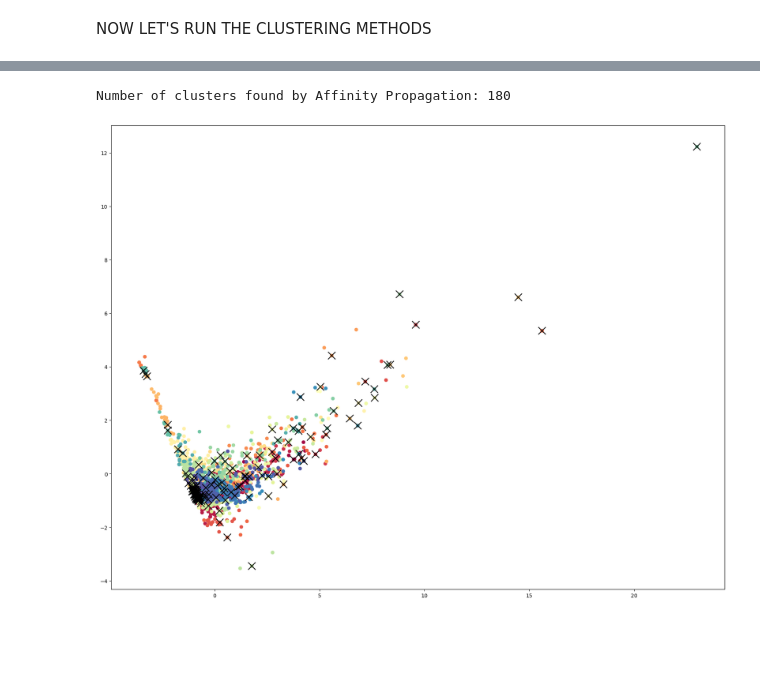
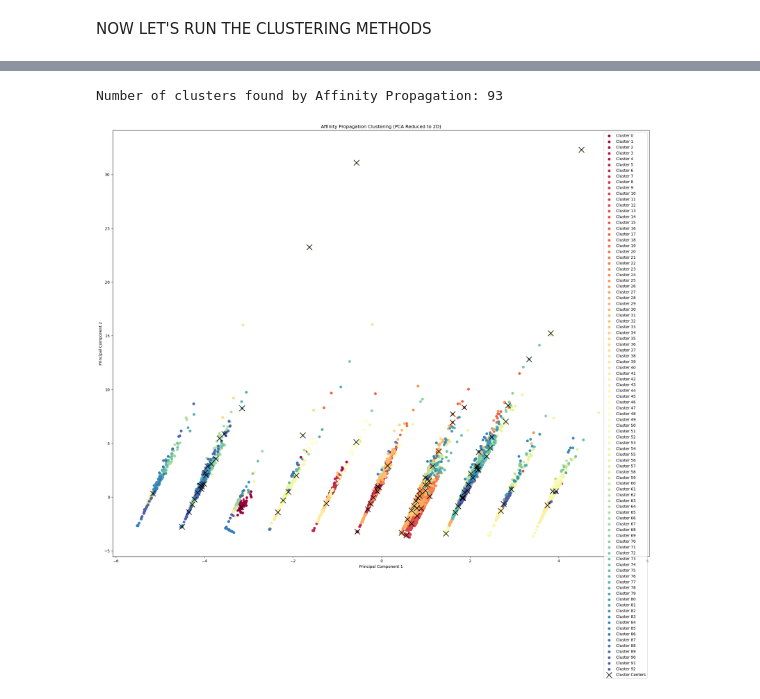
Before and after one commit to Nuraly1503/Data-Analytics, a Jupyter notebook: DA02/2-3.ipynb, the cells around one changed output, grey strips where cells are left out. Cells and saved outputs as stored; diff of their text form; code cells hidden in the pictures; blank space fills up the shorter version.

```diff
--- a/DA02/2-3.ipynb
+++ b/DA02/2-3.ipynb
@@ -154,18 +171,19 @@ Number of clusters found by DBSCAN: 4
 # %%
 
 # Apply BIRCH
-birch = Birch(n_clusters=None, threshold=0.5)  # Set n_clusters to None for no fixed number
-birch_labels = birch.fit_predict(sample_df)
+birch = Birch(n_clusters=None, threshold=2)  # Set n_clusters to None for no fixed number, threshold is the radius of the subcluster
+birch_labels = birch.fit_predict(df_num_pca)
 
 # Number of clusters found (excluding noise)
 birch_clusters = len(set(birch_labels)) - (1 if -1 in birch_labels else 0)
 print(f"Number of clusters found by BIRCH: {birch_clusters}")
 
+
 # Reduce to 2 dimensions using PCA for visualization
-birch_pca = PCA(n_components=2).fit_transform(sample_df)
+birch_pca = PCA(n_components=2).fit_transform(df_num_pca)
 
 # Plot the clusters
-plt.figure(figsize=(10, 7))
+plt.figure(figsize=(25, 14))
 for k in set(birch_labels):
     color = 'k' if k == -1 else plt.cm.Spectral(k / (birch_clusters + 1))  # Color for noise or other clusters
     plt.scatter(birch_pca[birch_labels == k, 0], birch_pca[birch_labels == k, 1], color=color, label=f'Cluster {k}' if k != -1 else 'Noise')
@@ -175,12 +193,12 @@ for k in set(birch_labels):
     if k != -1:  # Skip noise
         cluster_points = birch_pca[birch_labels == k]  # Points in the k-th cluster
         cluster_centroid = np.mean(cluster_points, axis=0)  # Calculate centroid
-        plt.scatter(cluster_centroid[0], cluster_centroid[1], s=200, c='black', marker='x', label=f'Cluster {k} Centroid')
+        plt.scatter(cluster_centroid[0], cluster_centroid[1], s=200, c='black', marker='x')
 
 # Final plot additions
-#plt.title('BIRCH Clustering (PCA Reduced to 2D)')
-#plt.xlabel('PCA Component 1')
-#plt.ylabel('PCA Component 2')
-#plt.legend()
-#plt.show()
+plt.title('BIRCH Clustering (PCA Reduced to 2D)')
+plt.xlabel('PCA Component 1')
+plt.ylabel('PCA Component 2')
+plt.legend()
+plt.show()
 # %% [output]
@@ -189,41 +207,41 @@ Number of clusters found by BIRCH: 357
 # %%
 # Assuming you have already created df_num_pca using PCA
 # Sample the data
-sample_df = df_num_pca.sample(n=2000, random_state=42).reset_index(drop=True)
+# sample_df = df_num_pca.sample(n=2000, random_state=42).reset_index(drop=True)
 
 # Apply Affinity Propagation
 from sklearn.cluster import AffinityPropagation
-afprop = AffinityPropagation(random_state=5)
-afprop_labels = afprop.fit_predict(sample_df)
+afprop = AffinityPropagation(preference=-75, max_iter=500, damping=0.9, random_state=5)
+afprop_labels = afprop.fit_predict(df_num_pca)
 
 # Number of clusters found (excluding noise)
 afprop_clusters = len(set(afprop_labels)) - (1 if -1 in afprop_labels else 0)
 print(f"Number of clusters found by Affinity Propagation: {afprop_clusters}")
 
 # Reduce to 2 dimensions using PCA for visualization (already reduced in df_num_pca)
 # Selecting the first two principal components for visualization
-afprop_pca = sample_df[['Principal Component 1', 'Principal Component 2']].values
+afprop_pca = df_num_pca[['Principal Component 1', 'Principal Component 2']].values
 
 # Plot the clusters
 import matplotlib.pyplot as plt
 
-plt.figure(figsize=(21, 16))
+plt.figure(figsize=(25, 20))
 for k in set(afprop_labels):
     color = 'k' if k == -1 else plt.cm.Spectral(k / (afprop_clusters + 1))  # Color for noise or other clusters
     plt.scatter(afprop_pca[afprop_labels == k, 0], afprop_pca[afprop_labels == k, 1], color=color, label=f'Cluster {k}' if k != -1 else 'Noise')
 
 # Show the cluster centers
 cluster_centers_indices = afprop.cluster_centers_indices_
 if cluster_centers_indices is not None:
     cluster_centers = afprop.cluster_centers_
     plt.scatter(cluster_centers[:, 0], cluster_centers[:, 1], s=200, c='black', marker='x', label='Cluster Centers')
 
 # Final plot additions
-#plt.title('Affinity Propagation Clustering (PCA Reduced to 2D)')
-#plt.xlabel('Principal Component 1')
-#plt.ylabel('Principal Component 2')
-#plt.legend()
-#plt.show()
+plt.title('Affinity Propagation Clustering (PCA Reduced to 2D)')
+plt.xlabel('Principal Component 1')
+plt.ylabel('Principal Component 2')
+plt.legend()
+plt.show()
 # %% [output]
-Number of clusters found by Affinity Propagation: 180
+Number of clusters found by Affinity Propagation: 93
-[figure, old version]
+[figure, new version]
```
Also changed, not shown: parts of 5 cells of this notebook.
